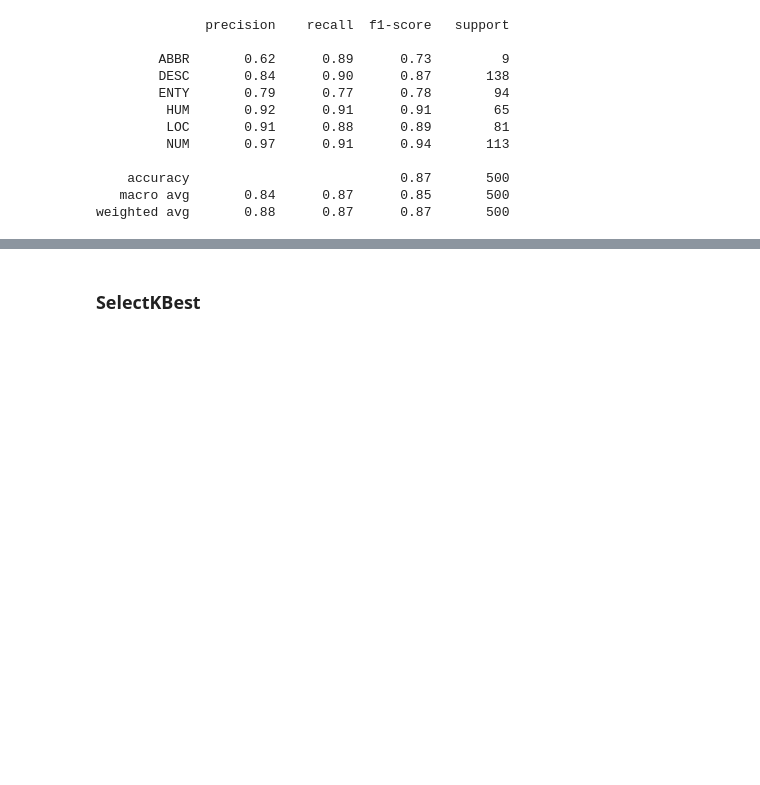
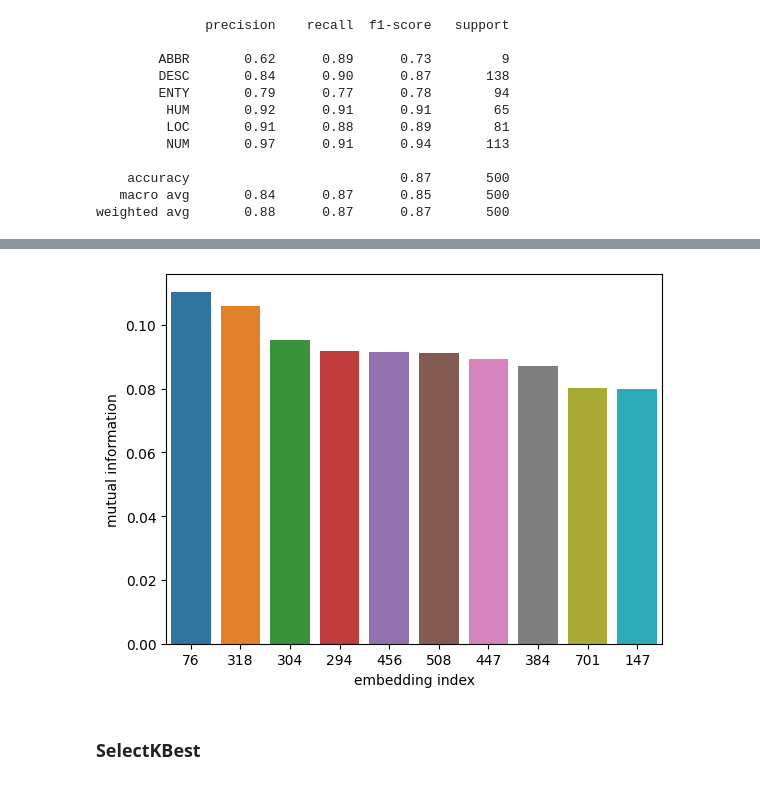
Before and after one commit to redjack96/CodiceML, a Jupyter notebook: src/esercitazioni/[WMIR]04svm.ipynb, the cells around one changed output, grey strips where cells are left out. Drawn from its saved outputs; the diff is of its cells as text; code cells hidden in the pictures; blank space fills up the shorter version.

```diff
--- a/src/esercitazioni/[WMIR]04svm.ipynb
+++ b/src/esercitazioni/[WMIR]04svm.ipynb
@@ -571,3 +610,15 @@ plot = sns.barplot(x=best_features_mi, y=best_scores_mi)
+# %%
+# ordiniamo e stampiamo i k elementi più importanti del vettore word embedding.
+k_best = 10
+
+# [(best embedding index, MI_1), (second best embedding index, MI_2), ...]
+zipped = best_features_selection_zip(mutual_info, k_best)
+dataframe = pd.DataFrame(zipped)
+
+dataframe.columns = ["embedding index", "mutual information"]
+plot = sns.barplot(data=dataframe, x='embedding index', y='mutual information', order=dataframe['embedding index']) # ordino in base al valore di MI
+# %% [output]
+[figure, added]
 # %% [markdown]
 ### SelectKBest
 # %%
```
Also changed, not shown: parts of 57 cells of this notebook, 1 other file.
